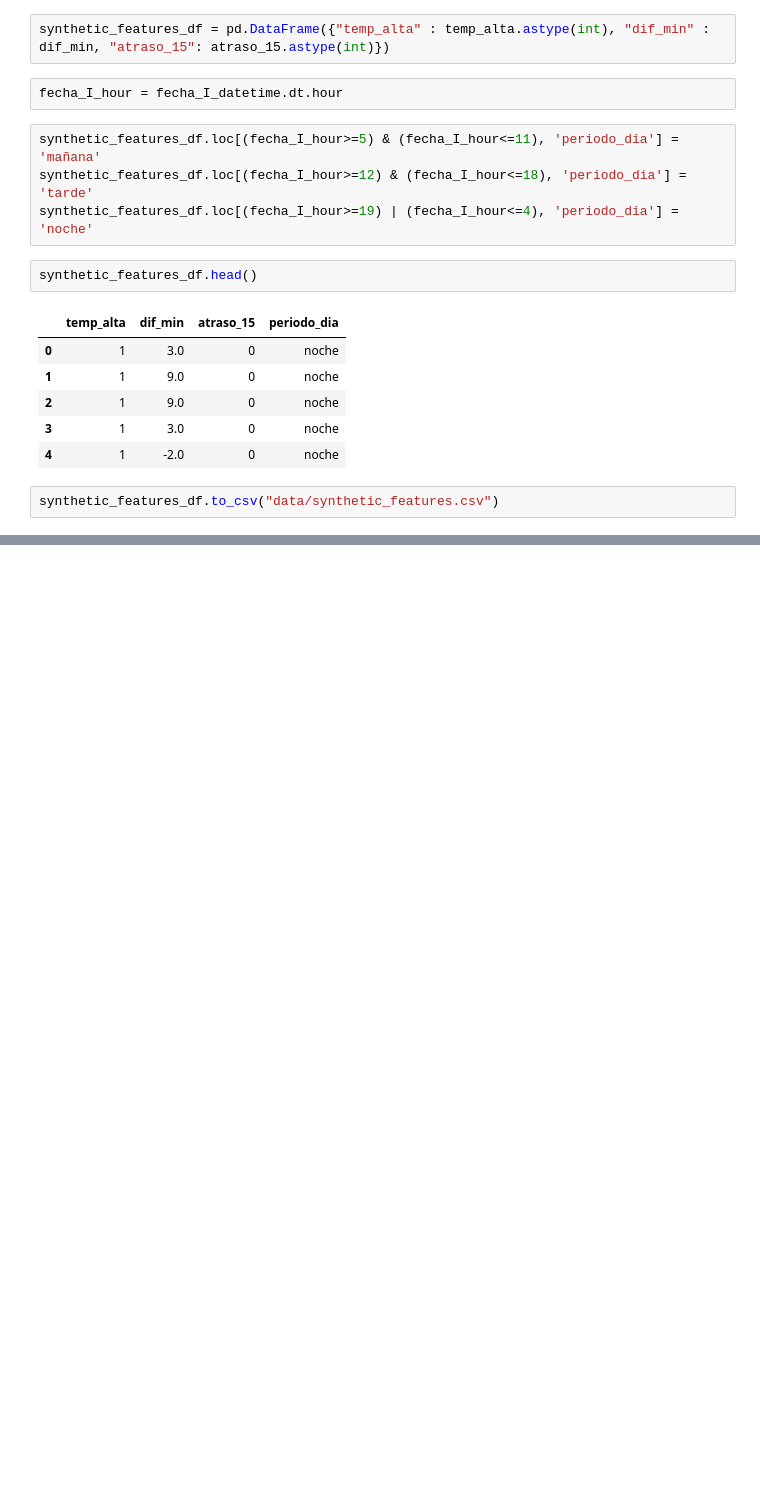
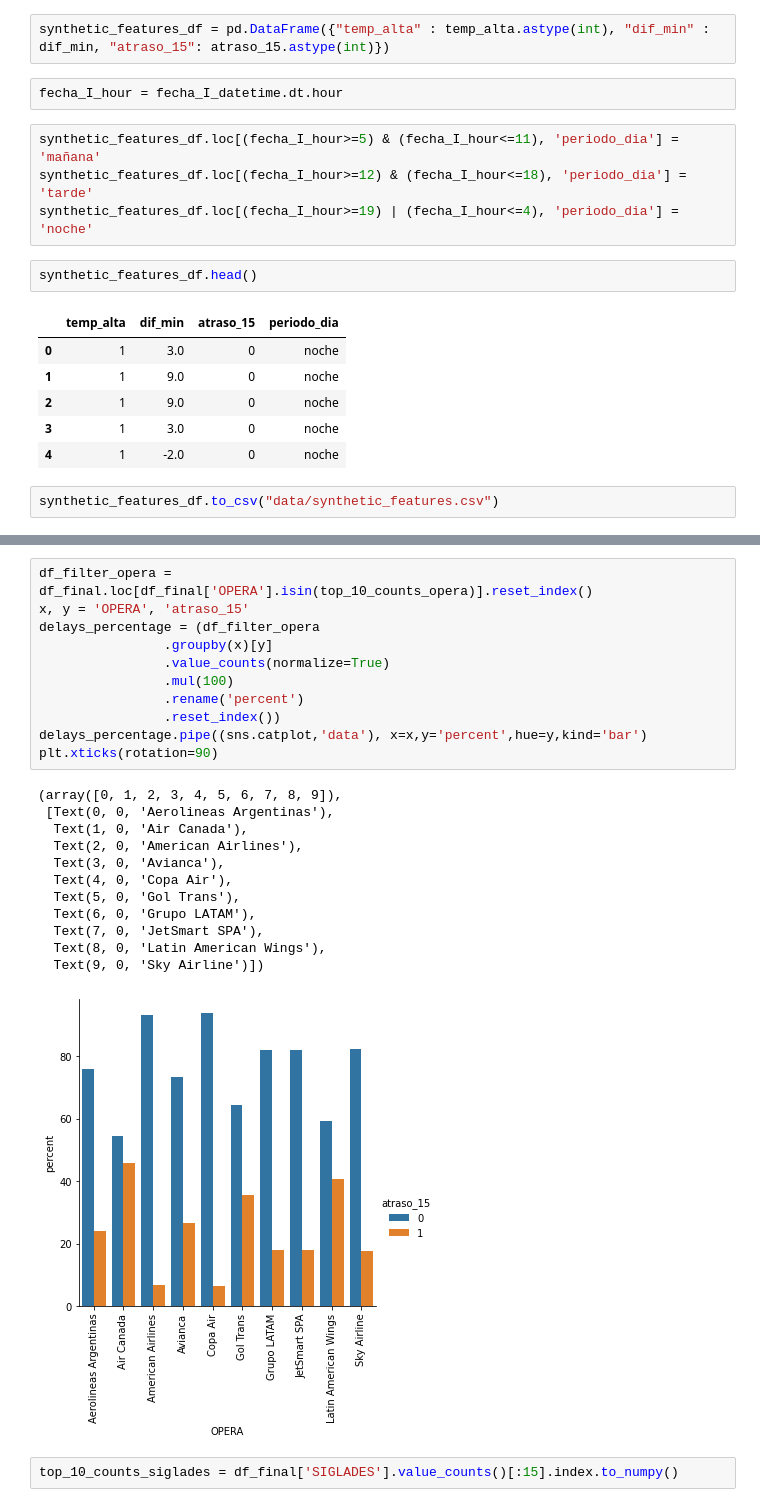
Before and after one commit to enrique-vilchez/datascientist-challenge, a Jupyter notebook: solution.ipynb, the cells around one changed output, grey strips where cells are left out. Cells and saved outputs as stored; diff of their text form; blank space fills up the shorter version.

```diff
--- a/solution.ipynb
+++ b/solution.ipynb
@@ -98,0 +117,26 @@ df_final
+# %%
+df_filter_opera = df_final.loc[df_final['OPERA'].isin(top_10_counts_opera)].reset_index()
+x, y = 'OPERA', 'atraso_15'
+delays_percentage = (df_filter_opera
+                .groupby(x)[y]
+                .value_counts(normalize=True)
+                .mul(100)
+                .rename('percent')
+                .reset_index())
+delays_percentage.pipe((sns.catplot,'data'), x=x,y='percent',hue=y,kind='bar')
+plt.xticks(rotation=90)
+# %% [output]
+(array([0, 1, 2, 3, 4, 5, 6, 7, 8, 9]),
+ [Text(0, 0, 'Aerolineas Argentinas'),
+  Text(1, 0, 'Air Canada'),
+  Text(2, 0, 'American Airlines'),
+  Text(3, 0, 'Avianca'),
+  Text(4, 0, 'Copa Air'),
+  Text(5, 0, 'Gol Trans'),
+  Text(6, 0, 'Grupo LATAM'),
+  Text(7, 0, 'JetSmart SPA'),
+  Text(8, 0, 'Latin American Wings'),
+  Text(9, 0, 'Sky Airline')])
+[figure, added]
+# %%
+top_10_counts_siglades = df_final['SIGLADES'].value_counts()[:15].index.to_numpy()
```
Also changed, not shown: parts of 14 cells of this notebook.
